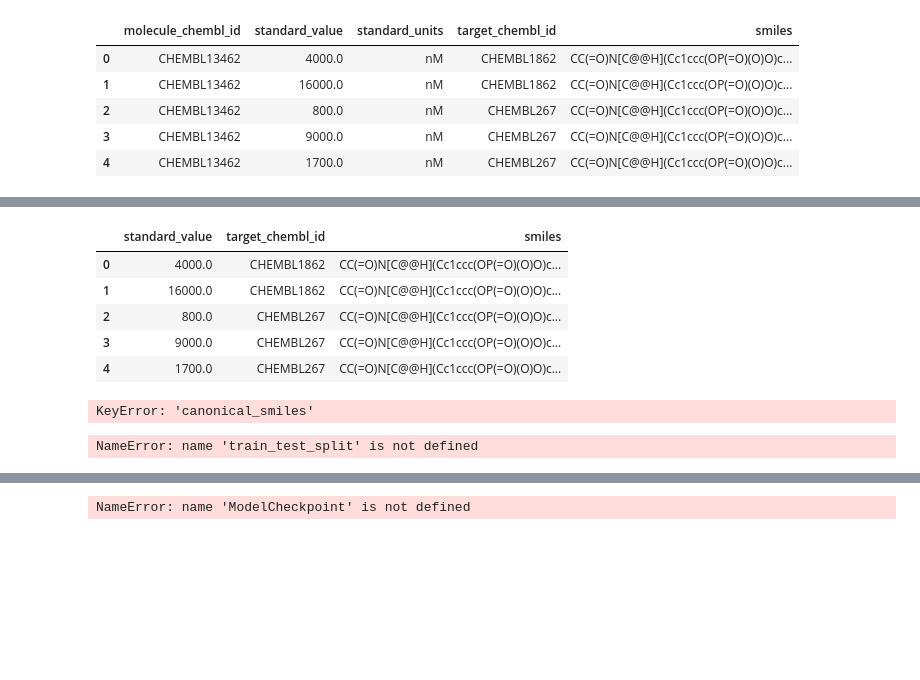
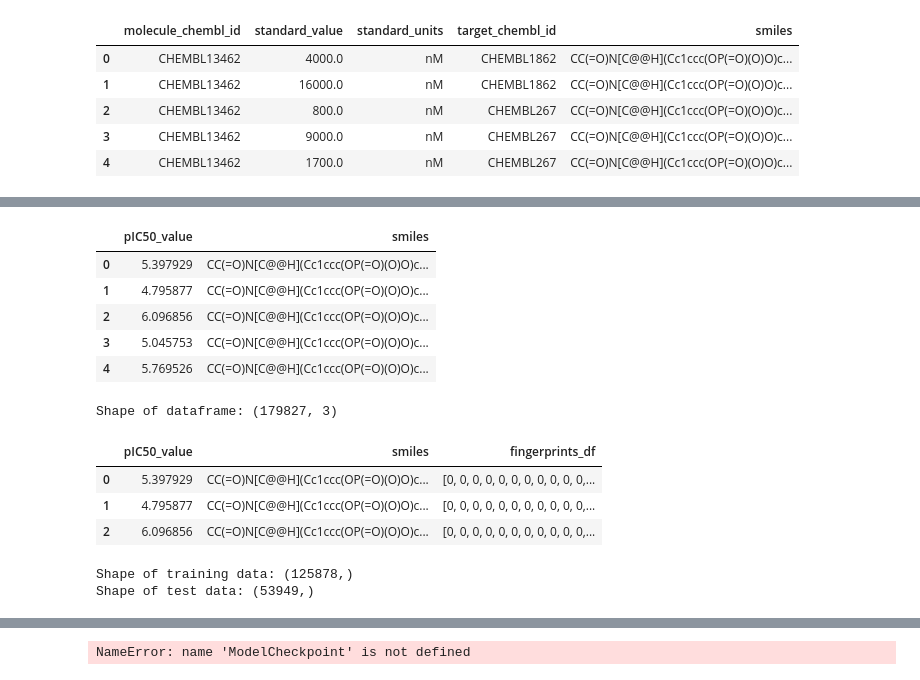
Before and after one commit to Scyale/Data-Science-Fundamentals, a Jupyter notebook: Half_semester_project.ipynb, the cells around one changed output, grey strips where cells are left out. Drawn from its saved outputs; the diff is of its cells as text; code cells hidden in the pictures; blank space fills up the shorter version.

```diff
--- a/Half_semester_project.ipynb
+++ b/Half_semester_project.ipynb
@@ -85,3 +85,12 @@ df.head()
 | 2 | CHEMBL13462 | 800.0 | nM | CHEMBL267 | CC(=O)N[C@@H](Cc1ccc(OP(=O)(O)O)c... |
 | 3 | CHEMBL13462 | 9000.0 | nM | CHEMBL267 | CC(=O)N[C@@H](Cc1ccc(OP(=O)(O)O)c... |
 | 4 | CHEMBL13462 | 1700.0 | nM | CHEMBL267 | CC(=O)N[C@@H](Cc1ccc(OP(=O)(O)O)c... |
+# %%
+# Converting IC50 values to pIC50 values
+IC50_column = df['standard_value']
+IC50_molar_column = IC50_column * 1e-9
+pIC50_column = -np.log10(IC50_molar_column + 1e-10)
+
+# Adding column containing pIC50 values
+df['pIC50_value'] = pIC50_column
+df.head()
@@ -88,13 +104,13 @@ df.head()
 # %%
 # Keep necessary columns
-chembl_df = df[["standard_value", "target_chembl_id", "smiles"]]
+chembl_df = df[["pIC50_value", "smiles"]]
 chembl_df.head()
 # NBVAL_CHECK_OUTPUT
 # %% [output]
-|  | standard_value | target_chembl_id | smiles |
-| 0 | 4000.0 | CHEMBL1862 | CC(=O)N[C@@H](Cc1ccc(OP(=O)(O)O)c... |
-| 1 | 16000.0 | CHEMBL1862 | CC(=O)N[C@@H](Cc1ccc(OP(=O)(O)O)c... |
-| 2 | 800.0 | CHEMBL267 | CC(=O)N[C@@H](Cc1ccc(OP(=O)(O)O)c... |
-| 3 | 9000.0 | CHEMBL267 | CC(=O)N[C@@H](Cc1ccc(OP(=O)(O)O)c... |
-| 4 | 1700.0 | CHEMBL267 | CC(=O)N[C@@H](Cc1ccc(OP(=O)(O)O)c... |
+|  | pIC50_value | smiles |
+| 0 | 5.397929 | CC(=O)N[C@@H](Cc1ccc(OP(=O)(O)O)c... |
+| 1 | 4.795877 | CC(=O)N[C@@H](Cc1ccc(OP(=O)(O)O)c... |
+| 2 | 6.096856 | CC(=O)N[C@@H](Cc1ccc(OP(=O)(O)O)c... |
+| 3 | 5.045753 | CC(=O)N[C@@H](Cc1ccc(OP(=O)(O)O)c... |
+| 4 | 5.769526 | CC(=O)N[C@@H](Cc1ccc(OP(=O)(O)O)c... |
 # %%
@@ -134,18 +151,23 @@ def smiles_to_fp(smiles, method="maccs", n_bits=2048):
         print(f"Warning: Wrong method specified: {method}." " Default will be used instead.")
         return np.array(MACCSkeys.GenMACCSKeys(mol))
 # %%
-chembl_df["fingerprints_df"] = chembl_df["canonical_smiles"].apply(smiles_to_fp)
+#Convert all SMILES strings to MACCS fingerprint
+chembl_df["fingerprints_df"] = chembl_df["smiles"].apply(smiles_to_fp)
 
 # Look at head
 print("Shape of dataframe:", chembl_df.shape)
 chembl_df.head(3)
 # NBVAL_CHECK_OUTPUT
 # %% [output]
-KeyError: 'canonical_smiles'
+Shape of dataframe: (179827, 3)
+|  | pIC50_value | smiles | fingerprints_df |
+| 0 | 5.397929 | CC(=O)N[C@@H](Cc1ccc(OP(=O)(O)O)c... | [0, 0, 0, 0, 0, 0, 0, 0, 0, 0, 0,... |
+| 1 | 4.795877 | CC(=O)N[C@@H](Cc1ccc(OP(=O)(O)O)c... | [0, 0, 0, 0, 0, 0, 0, 0, 0, 0, 0,... |
+| 2 | 6.096856 | CC(=O)N[C@@H](Cc1ccc(OP(=O)(O)O)c... | [0, 0, 0, 0, 0, 0, 0, 0, 0, 0, 0,... |
 # %%
 # Split the data into training and test set
 x_train, x_test, y_train, y_test = train_test_split(
-    chembl_df["fingerprints_df"], chembl_df[["pIC50"]], test_size=0.3, random_state=42
+    chembl_df["fingerprints_df"], chembl_df[["pIC50_value"]], test_size=0.3, random_state=42
 )
 
 # Print the shape of training and testing data
@@ -153,7 +175,8 @@ print("Shape of training data:", x_train.shape)
 print("Shape of test data:", x_test.shape)
 # NBVAL_CHECK_OUTPUT
 # %% [output]
-NameError: name 'train_test_split' is not defined
+Shape of training data: (125878,)
+Shape of test data: (53949,)
 # %%
 def neural_network_model(hidden1, hidden2):
     """
```
Also changed, not shown: parts of 8 cells of this notebook.
